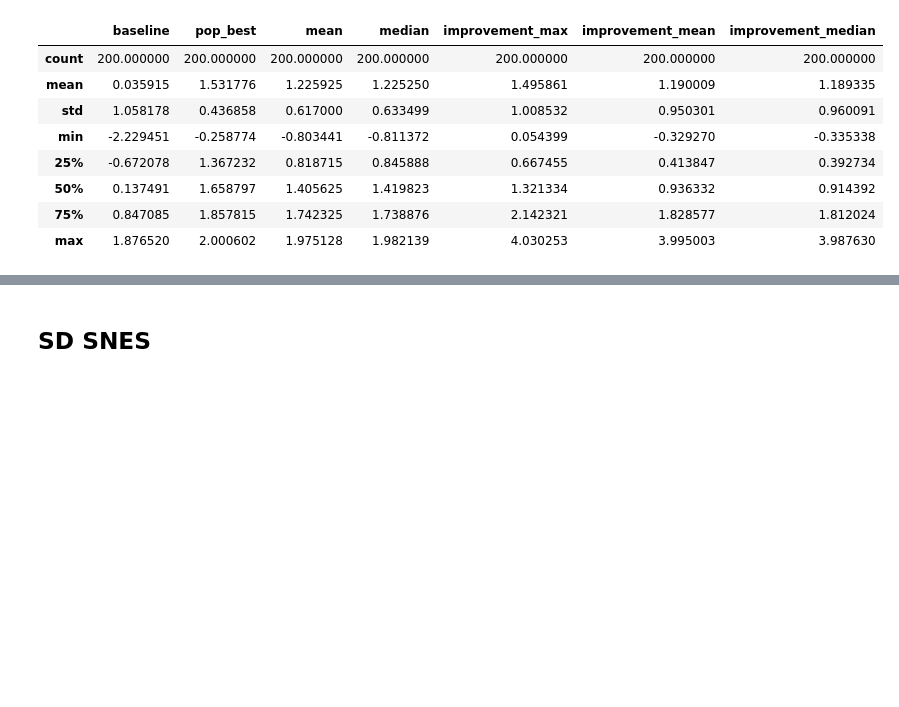
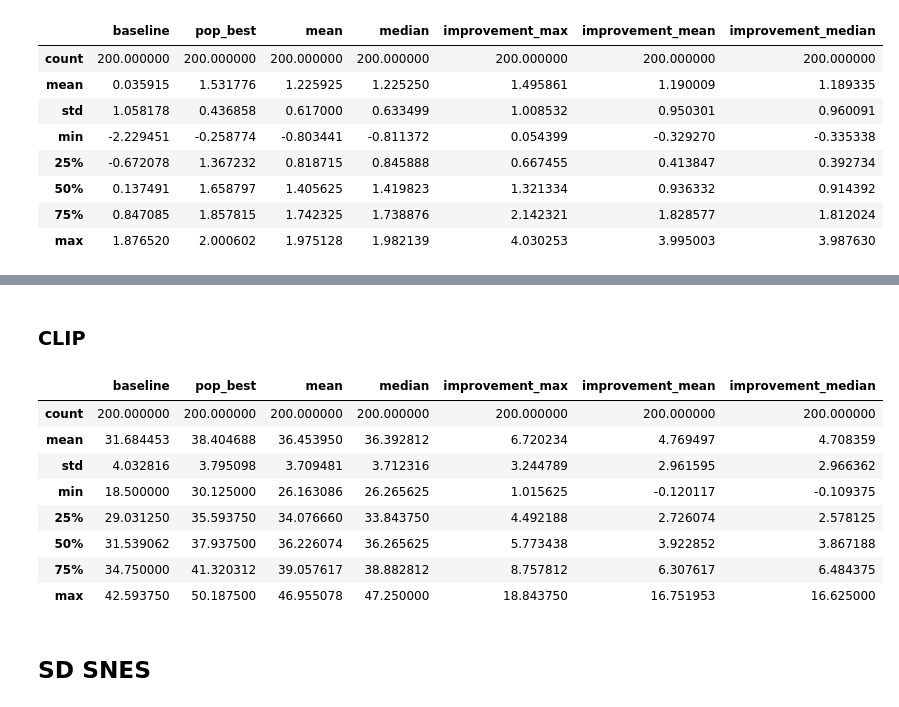
Before and after one commit to pjjajal/diffusion-trajectory, a Jupyter notebook: analysis.ipynb, the cells around one changed output, grey strips where cells are left out. Drawn from its saved outputs; the diff is of its cells as text; code cells hidden in the pictures; blank space fills up the shorter version.

```diff
--- a/analysis.ipynb
+++ b/analysis.ipynb
@@ -353,3 +383,18 @@ compute_deltas(data, up_to_step=15).describe()
+# %% [markdown]
+### CLIP
+# %%
+data = get_wandb_logs(api, "pjajal/inference-diffusion-noise-optim/9f6jrs07")
+compute_deltas(data, up_to_step=15).describe()
+# %% [output]
+|  | baseline | pop_best | mean | median | improvement_max | improvement_mean | improvement_median |
+| count | 200.000000 | 200.000000 | 200.000000 | 200.000000 | 200.000000 | 200.000000 | 200.000000 |
+| mean | 31.684453 | 38.404688 | 36.453950 | 36.392812 | 6.720234 | 4.769497 | 4.708359 |
+| std | 4.032816 | 3.795098 | 3.709481 | 3.712316 | 3.244789 | 2.961595 | 2.966362 |
+| min | 18.500000 | 30.125000 | 26.163086 | 26.265625 | 1.015625 | -0.120117 | -0.109375 |
+| 25% | 29.031250 | 35.593750 | 34.076660 | 33.843750 | 4.492188 | 2.726074 | 2.578125 |
+| 50% | 31.539062 | 37.937500 | 36.226074 | 36.265625 | 5.773438 | 3.922852 | 3.867188 |
+| 75% | 34.750000 | 41.320312 | 39.057617 | 38.882812 | 8.757812 | 6.307617 | 6.484375 |
+| max | 42.593750 | 50.187500 | 46.955078 | 47.250000 | 18.843750 | 16.751953 | 16.625000 |
 # %% [markdown]
 ## SD SNES
 # %% [markdown]
```
Also changed, not shown: parts of 26 cells of this notebook.
